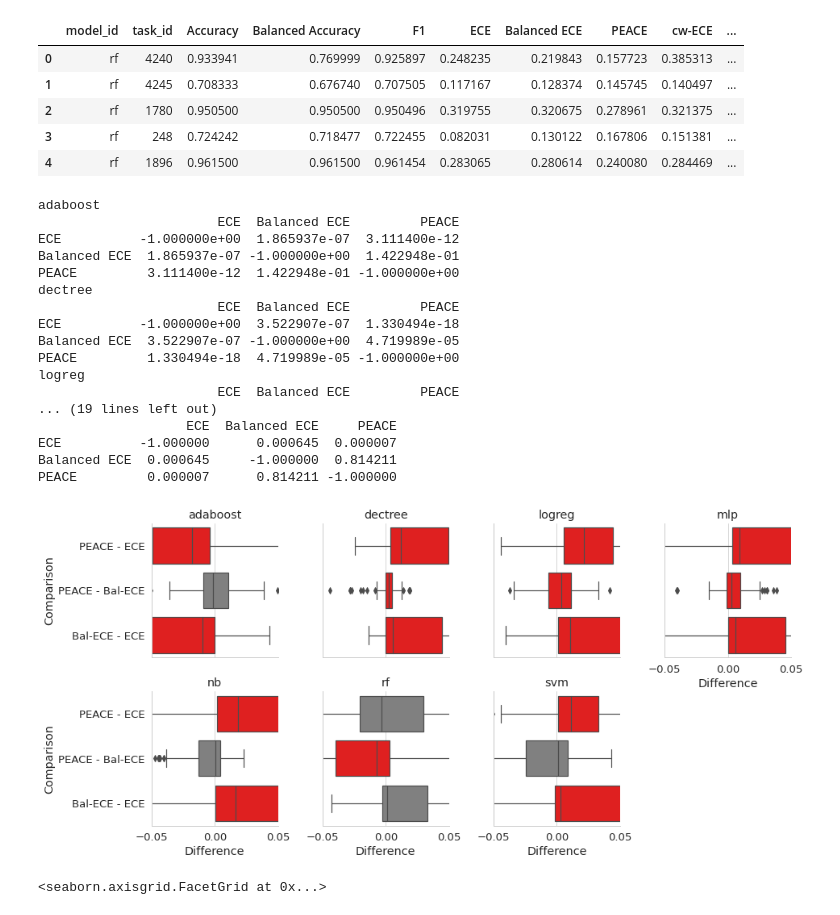
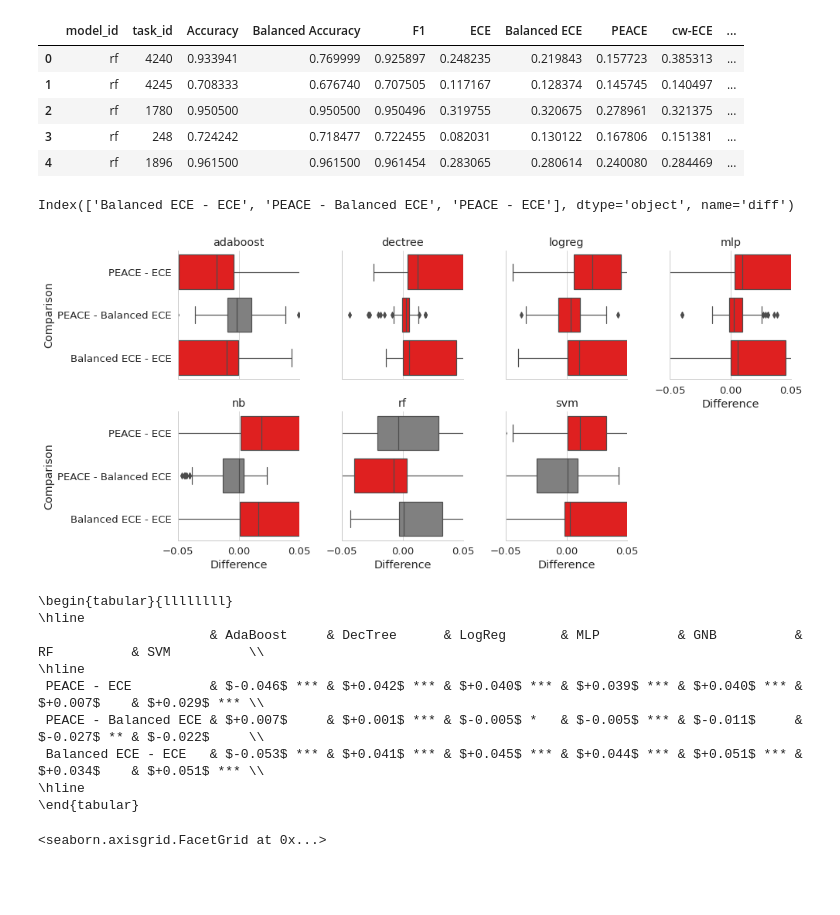
Before and after one commit to MaximLippeveld/riverreliability, a Jupyter notebook: experiments/compare_metrics_over_datasets.ipynb, the cells around one changed output. Drawn from its saved outputs; the diff is of its cells as text; code cells hidden in the pictures; blank space fills up the shorter version.

Commit message:
Print results table

```diff
--- a/experiments/compare_metrics_over_datasets.ipynb
+++ b/experiments/compare_metrics_over_datasets.ipynb
@@ -433,55 +433,68 @@ df.head()
 | 2 | rf | 1780 | 0.950500 | 0.950500 | 0.950496 | 0.319755 | 0.320675 | 0.278961 | 0.321375 | ... |
 | 3 | rf | 248 | 0.724242 | 0.718477 | 0.722455 | 0.082031 | 0.130122 | 0.167806 | 0.151381 | ... |
 | 4 | rf | 1896 | 0.961500 | 0.961500 | 0.961454 | 0.283065 | 0.280614 | 0.240080 | 0.284469 | ... |
+# %%
+tmp_df.index
+# %% [output]
+Index(['Balanced ECE - ECE', 'PEACE - Balanced ECE', 'PEACE - ECE'], dtype='object', name='diff')
+# %%
+def map_stars(p):
+    if p < 0.001:
+        return "*"*3
+    elif p < 0.01:
+        return "*"*2
+    elif p < 0.05:
+        return "*"
+    else:
+        return ""
 # %%
 grid = seaborn.FacetGrid(data=df, col="model_id", col_wrap=4)
-data = []
+table_data = [["PEACE - ECE"], ["PEACE - Balanced ECE"], ["Balanced ECE - ECE"]]
 for ax, (idx, model_df) in zip(grid.axes, df.groupby("model_id")):
+
+    diff_df = pandas.concat([
+        pandas.DataFrame({"value": model_df["PEACE"] - model_df["ECE"], "diff": "PEACE - ECE"}),
+        pandas.DataFrame({"value": model_df["PEACE"] - model_df["Balanced ECE"], "diff": "PEACE - Balanced ECE"}),
+        pandas.DataFrame({"value": model_df["Balanced ECE"] - model_df["ECE"], "diff": "Balanced ECE - ECE"})
+    ])
+
     data = model_df.loc[:, cols + ["task_id"]]
     test = scipy.stats.friedmanchisquare(data.iloc[:, 0], data.iloc[:, 1], data.iloc[:, 2])
     if test.pvalue < 0.05:
         a = sp.posthoc_conover_friedman(data.iloc[:, :3], p_adjust="bonferroni")
         colors = [
             "red" if a["PEACE"]["ECE"] < 0.05 else "grey",
             "red" if a["PEACE"]["Balanced ECE"] < 0.05 else "grey",
             "red" if a["Balanced ECE"]["ECE"] < 0.05 else "grey"
         ]
-        print(idx)
-        print(a)
     else:
         colors = ["grey"]*3
 
-    tmp_df = pandas.concat([
-        pandas.DataFrame({"value": model_df["PEACE"] - model_df["ECE"], "diff": "PEACE - ECE"}),
-        pandas.DataFrame({"value": model_df["PEACE"] - model_df["Balanced ECE"], "diff": "PEACE - Bal-ECE"}),
-        pandas.DataFrame({"value": model_df["Balanced ECE"] - model_df["ECE"], "diff": "Bal-ECE - ECE"})
-    ])
+    tmp_df = diff_df.groupby("diff").aggregate("mean")
+    for i, (col1, col2) in enumerate([["PEACE", "ECE"], ["PEACE", "Balanced ECE"], ["Balanced ECE", "ECE"]]):
+        table_data[i].append("$%+.3f$ %s" % (tmp_df.loc[f"{col1} - {col2}"], map_stars(a[col1][col2])))
 
     ax.set_title(idx)
-    seaborn.boxplot(data=tmp_df, y="diff", x="value", orient="h", ax=ax, palette=seaborn.color_palette(colors))
+    seaborn.boxplot(data=diff_df, y="diff", x="value", orient="h", ax=ax, palette=seaborn.color_palette(colors))
     ax.set_xlim(-0.05, 0.05)
+
 grid.set_axis_labels("Difference", "Comparison")
-
 plt.savefig("pairwise_comparisons.pdf", bbox_inches="tight")
 # %% [output]
-adaboost
-                       ECE  Balanced ECE         PEACE
-ECE          -1.000000e+00  1.865937e-07  3.111400e-12
-Balanced ECE  1.865937e-07 -1.000000e+00  1.422948e-01
-PEACE         3.111400e-12  1.422948e-01 -1.000000e+00
-dectree
-                       ECE  Balanced ECE         PEACE
-ECE          -1.000000e+00  3.522907e-07  1.330494e-18
-Balanced ECE  3.522907e-07 -1.000000e+00  4.719989e-05
-PEACE         1.330494e-18  4.719989e-05 -1.000000e+00
-logreg
-                       ECE  Balanced ECE         PEACE
-... (19 lines left out)
-                   ECE  Balanced ECE     PEACE
-ECE          -1.000000      0.000645  0.000007
-Balanced ECE  0.000645     -1.000000  0.814211
-PEACE         0.000007      0.814211 -1.000000
-[figure, old version]
+[figure, new version]
+# %%
+headers = ["AdaBoost", "DecTree", "LogReg", "MLP", "GNB", "RF", "SVM"]
+print(tabulate.tabulate(table_data, headers=headers, tablefmt="latex").replace("\\$", "$"))
+# %% [output]
+\begin{tabular}{llllllll}
+\hline
+                      & AdaBoost     & DecTree      & LogReg       & MLP          & GNB          & RF          & SVM          \\
+\hline
+ PEACE - ECE          & $-0.046$ *** & $+0.042$ *** & $+0.040$ *** & $+0.039$ *** & $+0.040$ *** & $+0.007$    & $+0.029$ *** \\
+ PEACE - Balanced ECE & $+0.007$     & $+0.001$ *** & $-0.005$ *   & $-0.005$ *** & $-0.011$     & $-0.027$ ** & $-0.022$     \\
+ Balanced ECE - ECE   & $-0.053$ *** & $+0.041$ *** & $+0.045$ *** & $+0.044$ *** & $+0.051$ *** & $+0.034$    & $+0.051$ *** \\
+\hline
+\end{tabular}
 # %%
 seaborn.catplot(data=long_df[long_df["metric"].isin(cols)], x="metric", y="value", col="model_id", kind="violin")
 # %% [output]
```
Also changed, not shown: parts of 1 cell of this notebook.
